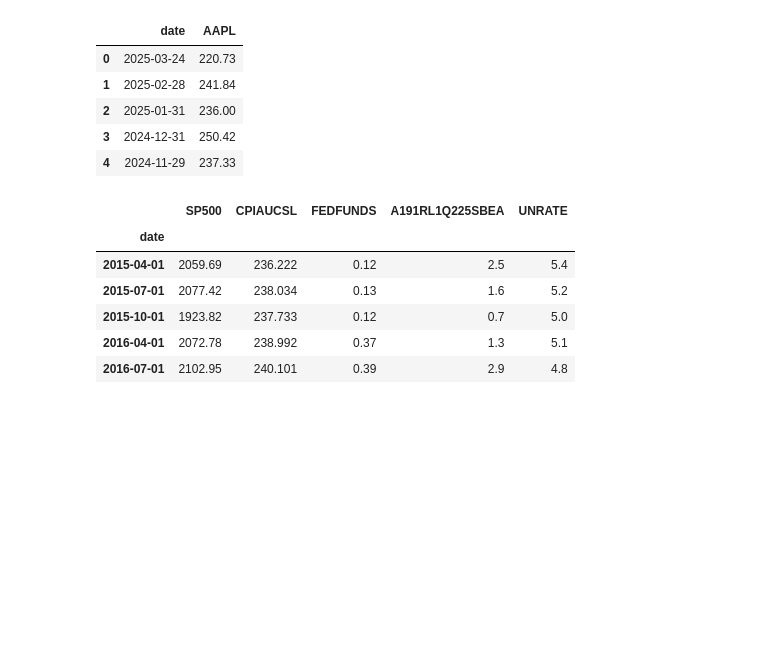
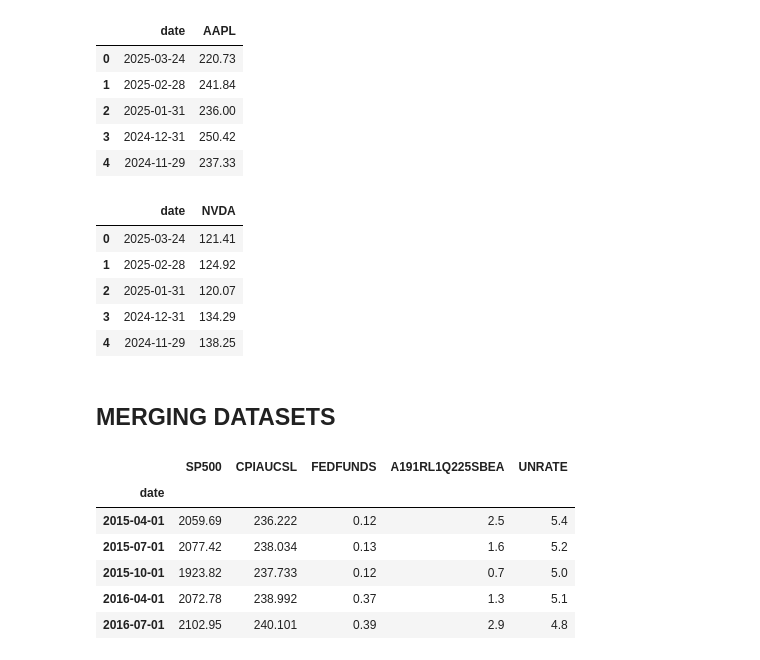
Before and after one commit to sadiq937/Shaik_DM, a Jupyter notebook: PS4.ipynb, the cells around one changed output. Drawn from its saved outputs; the diff is of its cells as text; code cells hidden in the pictures; blank space fills up the shorter version.

```diff
--- a/PS4.ipynb
+++ b/PS4.ipynb
@@ -134,4 +140,17 @@ apple_stock_df.head()
 | 2 | 2025-01-31 | 236.00 |
 | 3 | 2024-12-31 | 250.42 |
 | 4 | 2024-11-29 | 237.33 |
+# %%
+# Fetching stock data from Alpha Vantage API (NVIDIA)
+nvidia_stock_df = fetch_alpha_vantage_data("TIME_SERIES_MONTHLY", "NVDA")
+nvidia_stock_df.head()
+# %% [output]
+|  | date | NVDA |
+| 0 | 2025-03-24 | 121.41 |
+| 1 | 2025-02-28 | 124.92 |
+| 2 | 2025-01-31 | 120.07 |
+| 3 | 2024-12-31 | 134.29 |
+| 4 | 2024-11-29 | 138.25 |
+# %% [markdown]
+## MERGING DATASETS
 # %%
```
Also changed, not shown: parts of 21 cells of this notebook.
